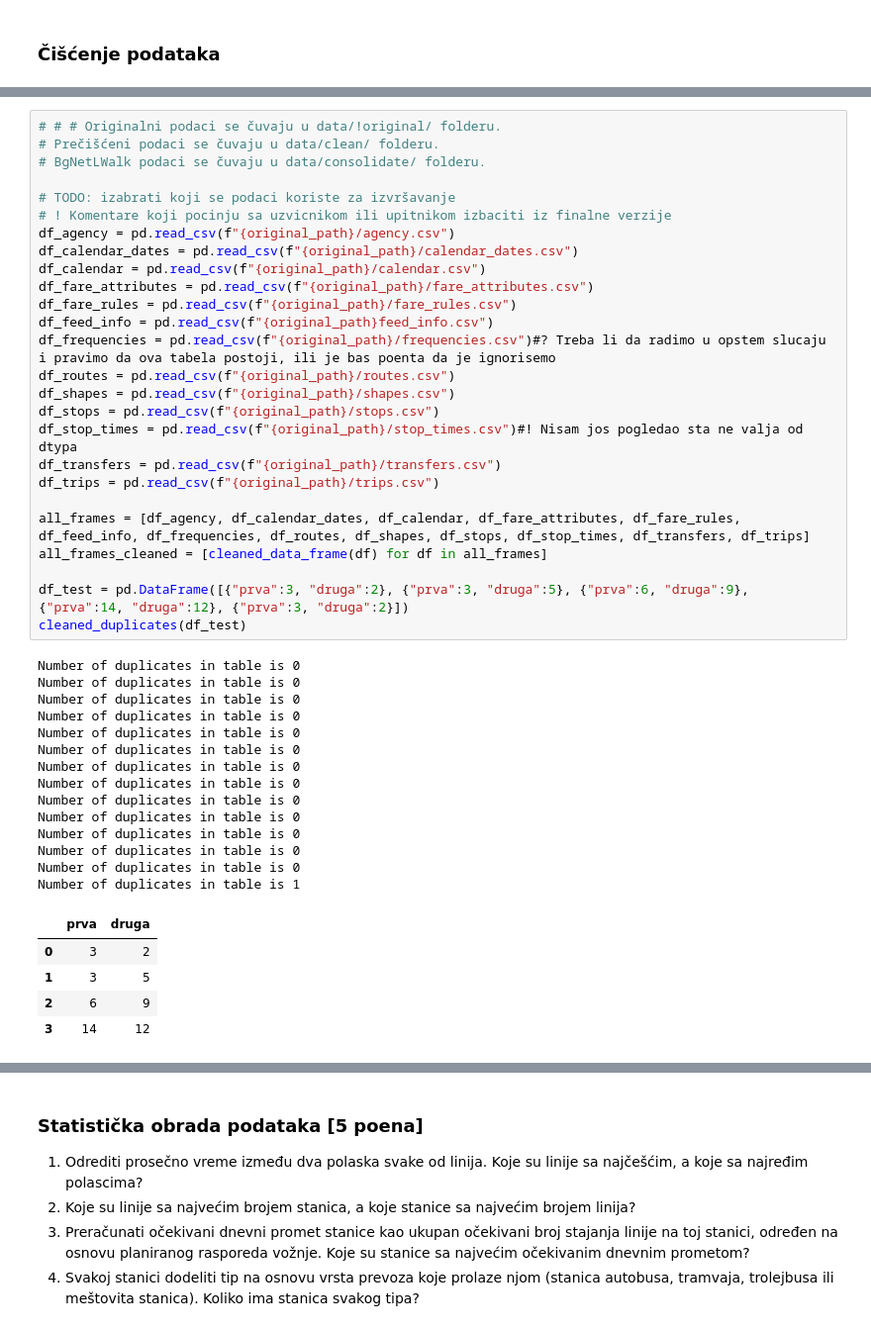
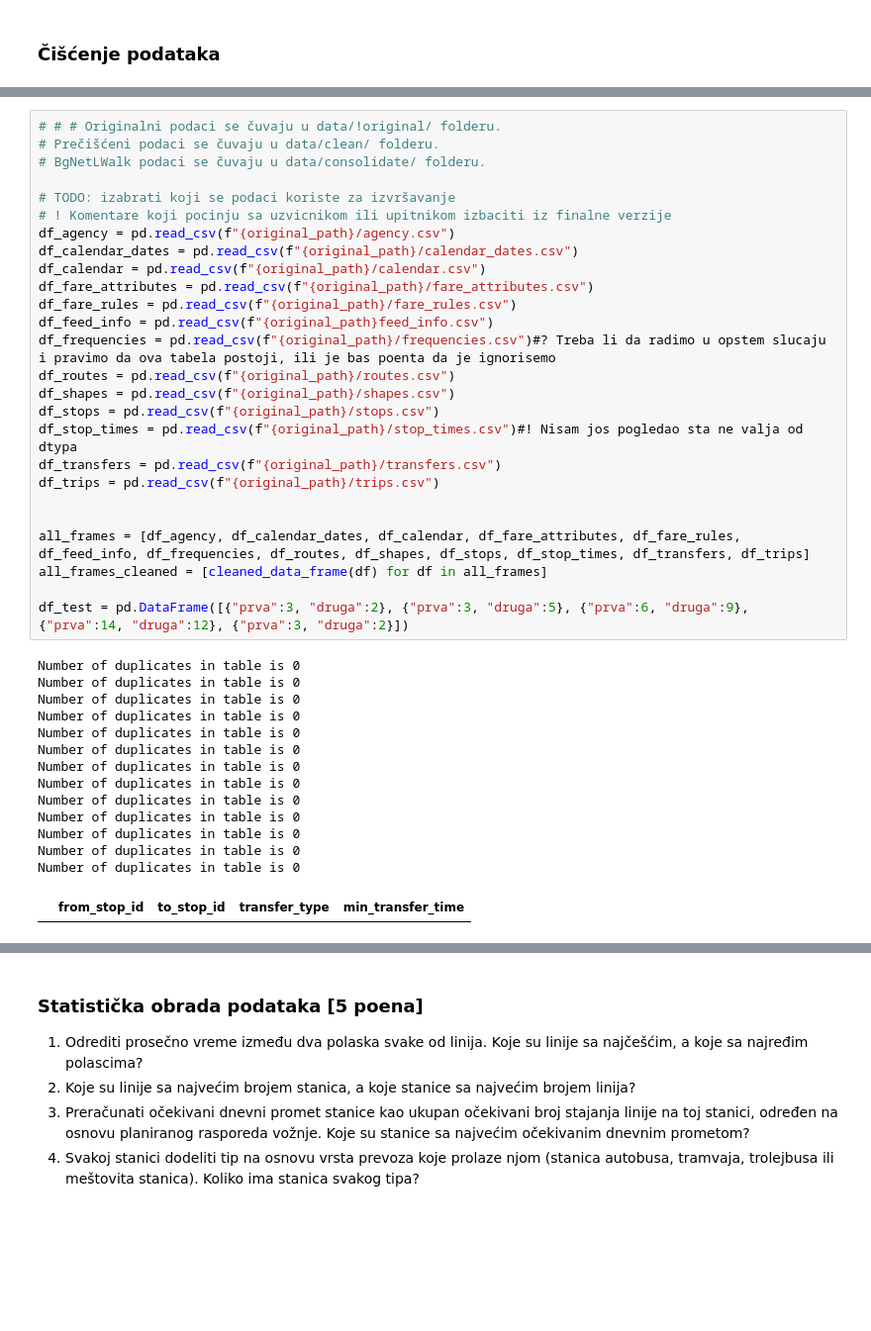
Before and after one commit to markods/BelgradeTransportNet, a Jupyter notebook: src/projekat.ipynb, the cells around one changed output, grey strips where cells are left out. Shown at 99% size. Drawn from its saved outputs; the diff is of its cells as text; blank space fills up the shorter version.

```diff
--- a/src/projekat.ipynb
+++ b/src/projekat.ipynb
@@ -68,37 +84,32 @@ df_calendar_dates = pd.read_csv(f"{original_path}/calendar_dates.csv")
 df_calendar = pd.read_csv(f"{original_path}/calendar.csv")
 df_fare_attributes = pd.read_csv(f"{original_path}/fare_attributes.csv")
 df_fare_rules = pd.read_csv(f"{original_path}/fare_rules.csv")
 df_feed_info = pd.read_csv(f"{original_path}feed_info.csv")
 df_frequencies = pd.read_csv(f"{original_path}/frequencies.csv")#? Treba li da radimo u opstem slucaju i pravimo da ova tabela postoji, ili je bas poenta da je ignorisemo
 df_routes = pd.read_csv(f"{original_path}/routes.csv")
 df_shapes = pd.read_csv(f"{original_path}/shapes.csv")
 df_stops = pd.read_csv(f"{original_path}/stops.csv")
 df_stop_times = pd.read_csv(f"{original_path}/stop_times.csv")#! Nisam jos pogledao sta ne valja od dtypa
 df_transfers = pd.read_csv(f"{original_path}/transfers.csv")
 df_trips = pd.read_csv(f"{original_path}/trips.csv")
 
+
 all_frames = [df_agency, df_calendar_dates, df_calendar, df_fare_attributes, df_fare_rules, df_feed_info, df_frequencies, df_routes, df_shapes, df_stops, df_stop_times, df_transfers, df_trips]
 all_frames_cleaned = [cleaned_data_frame(df) for df in all_frames]
 
 df_test = pd.DataFrame([{"prva":3, "druga":2}, {"prva":3, "druga":5}, {"prva":6, "druga":9}, {"prva":14, "druga":12}, {"prva":3, "druga":2}])
-cleaned_duplicates(df_test)
 # %% [output]
 Number of duplicates in table is 0
 Number of duplicates in table is 0
 Number of duplicates in table is 0
 Number of duplicates in table is 0
 Number of duplicates in table is 0
 Number of duplicates in table is 0
 Number of duplicates in table is 0
 Number of duplicates in table is 0
 Number of duplicates in table is 0
 Number of duplicates in table is 0
 Number of duplicates in table is 0
 Number of duplicates in table is 0
 Number of duplicates in table is 0
-Number of duplicates in table is 1
-|  | prva | druga |
-| 0 | 3 | 2 |
-| 1 | 3 | 5 |
-| 2 | 6 | 9 |
-| 3 | 14 | 12 |
+|  | from_stop_id | to_stop_id | transfer_type | min_transfer_time |
```
Also changed, not shown: parts of 5 cells of this notebook, 13 other files.
